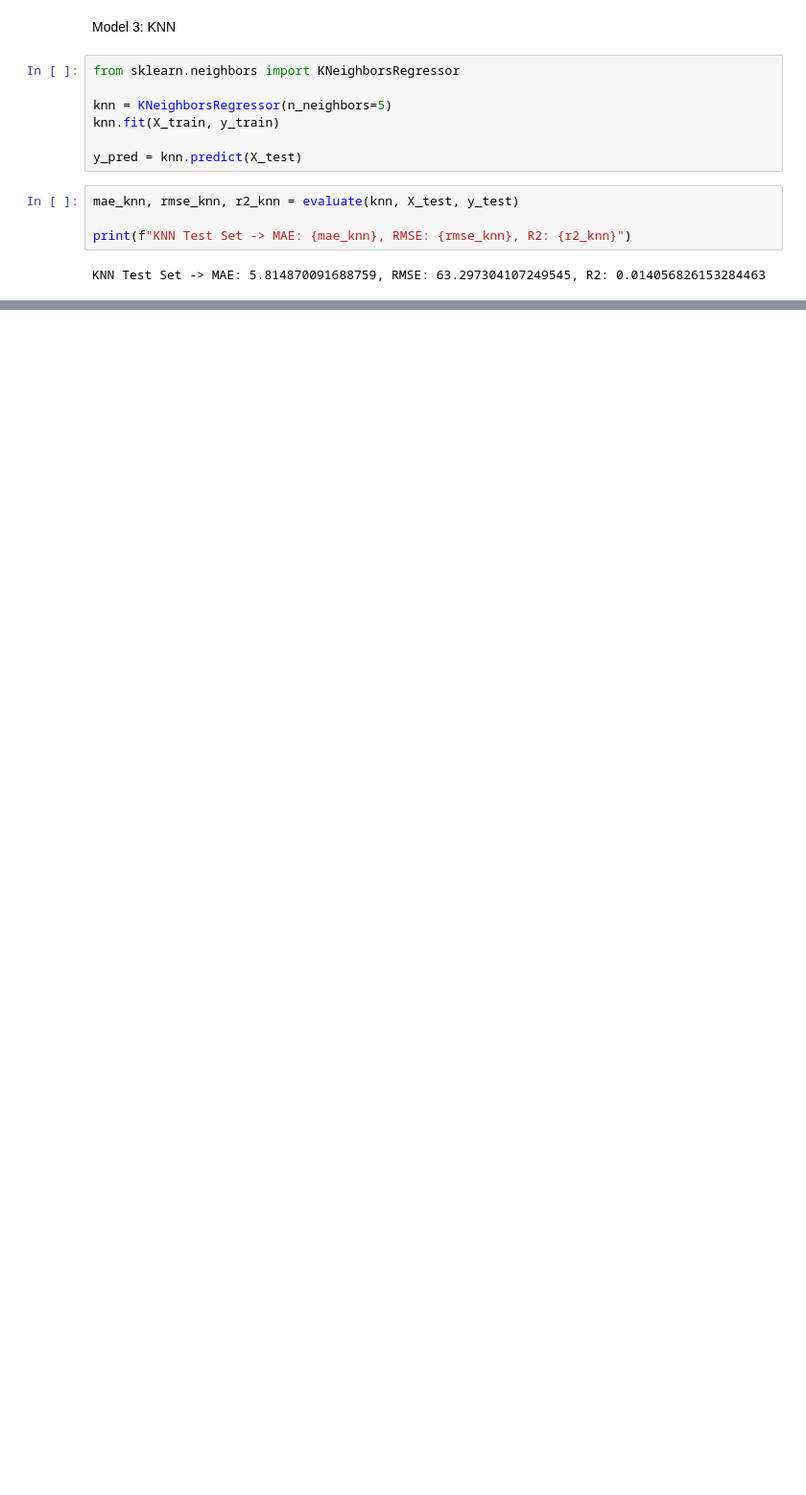
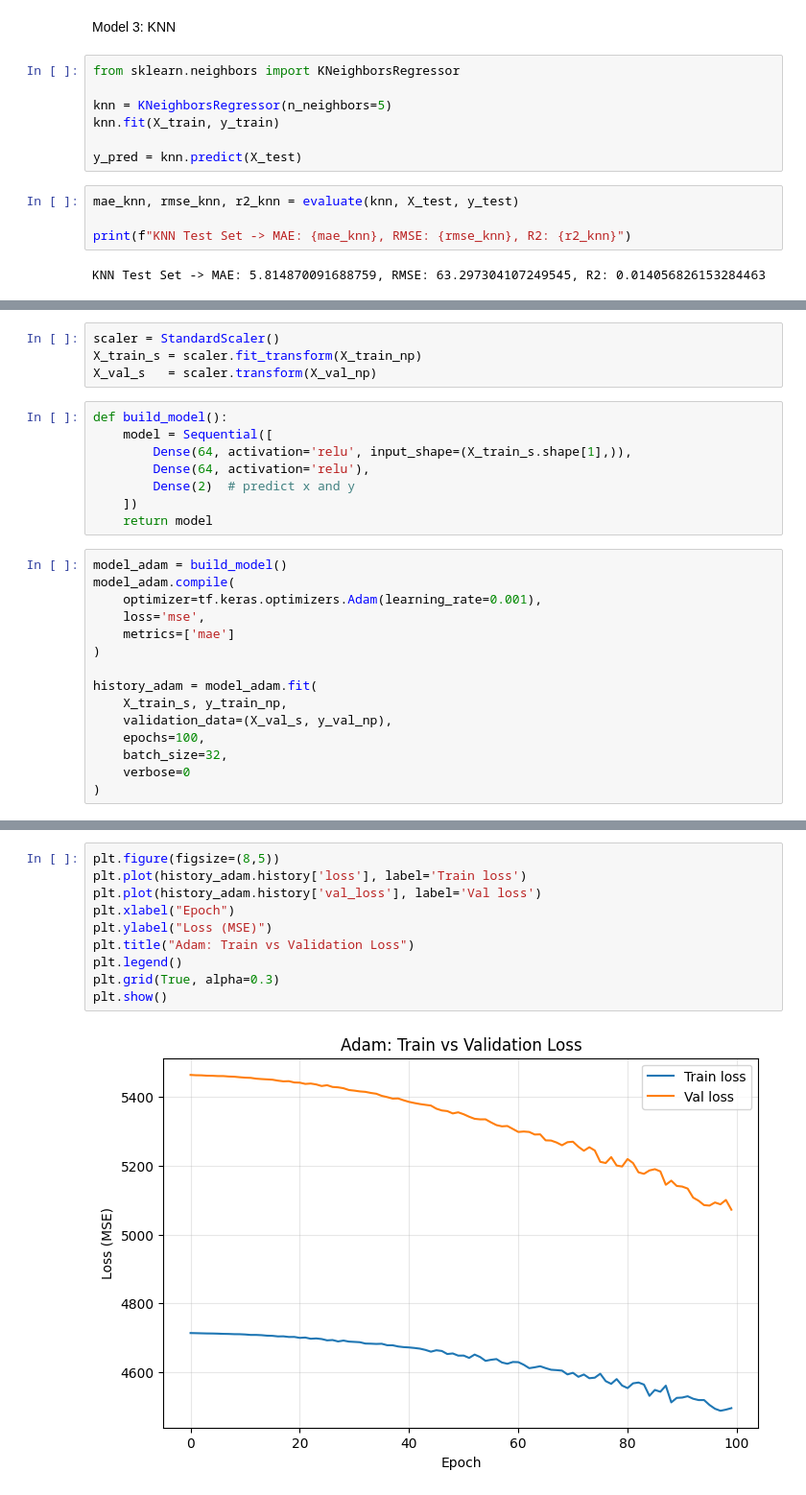
Before and after one commit to aleenaaahad/Machine-Learning-Models, a Jupyter notebook: Data-Processing.ipynb, the cells around one changed output, grey strips where cells are left out. Shown at 96% size. Saved outputs shown, nothing was run; the diff lists cells and outputs as text; blank space fills up the shorter version.

```diff
--- a/Data-Processing.ipynb
+++ b/Data-Processing.ipynb
@@ -135,0 +147,27 @@ knn_20 = KNeighborsRegressor(n_neighbors=20).fit(X_train, y_train)
+# %%
+scaler = StandardScaler()
+X_train_s = scaler.fit_transform(X_train_np)
+X_val_s   = scaler.transform(X_val_np)
+# %%
+def build_model():
+    model = Sequential([
+        Dense(64, activation='relu', input_shape=(X_train_s.shape[1],)),
+        Dense(64, activation='relu'),
+        Dense(2)  # predict x and y
+    ])
+    return model
+# %%
+model_adam = build_model()
+model_adam.compile(
+    optimizer=tf.keras.optimizers.Adam(learning_rate=0.001),
+    loss='mse',
+    metrics=['mae']
+)
+
+history_adam = model_adam.fit(
+    X_train_s, y_train_np,
+    validation_data=(X_val_s, y_val_np),
+    epochs=100,
+    batch_size=32,
+    verbose=0
+)
@@ -135,0 +220,12 @@ knn_20 = KNeighborsRegressor(n_neighbors=20).fit(X_train, y_train)
+# %%
+plt.figure(figsize=(8,5))
+plt.plot(history_adam.history['loss'], label='Train loss')
+plt.plot(history_adam.history['val_loss'], label='Val loss')
+plt.xlabel("Epoch")
+plt.ylabel("Loss (MSE)")
+plt.title("Adam: Train vs Validation Loss")
+plt.legend()
+plt.grid(True, alpha=0.3)
+plt.show()
+# %% [output]
+[figure, added]
```
Also changed, not shown: parts of 10 cells of this notebook.
